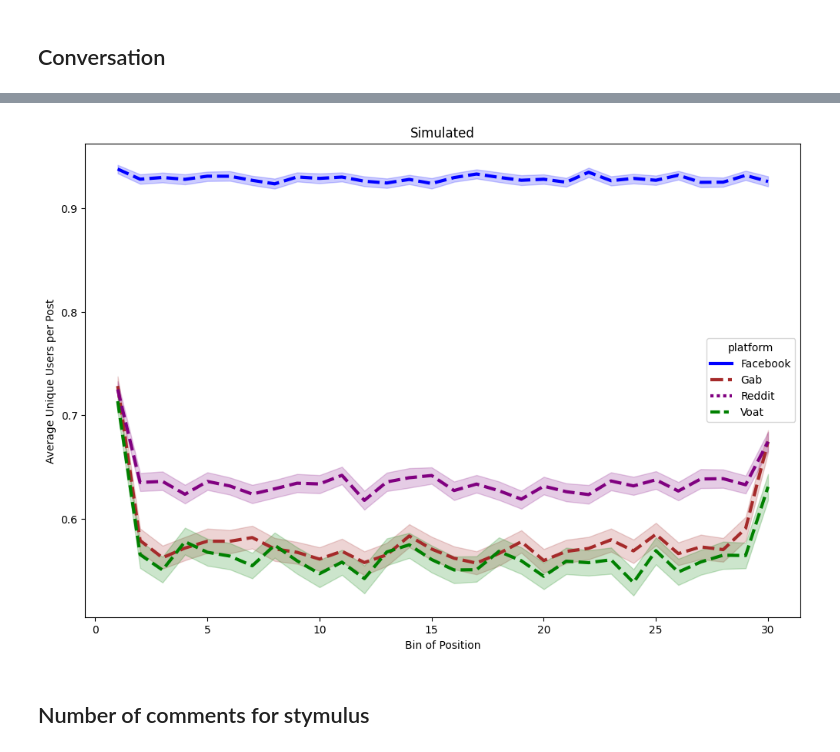
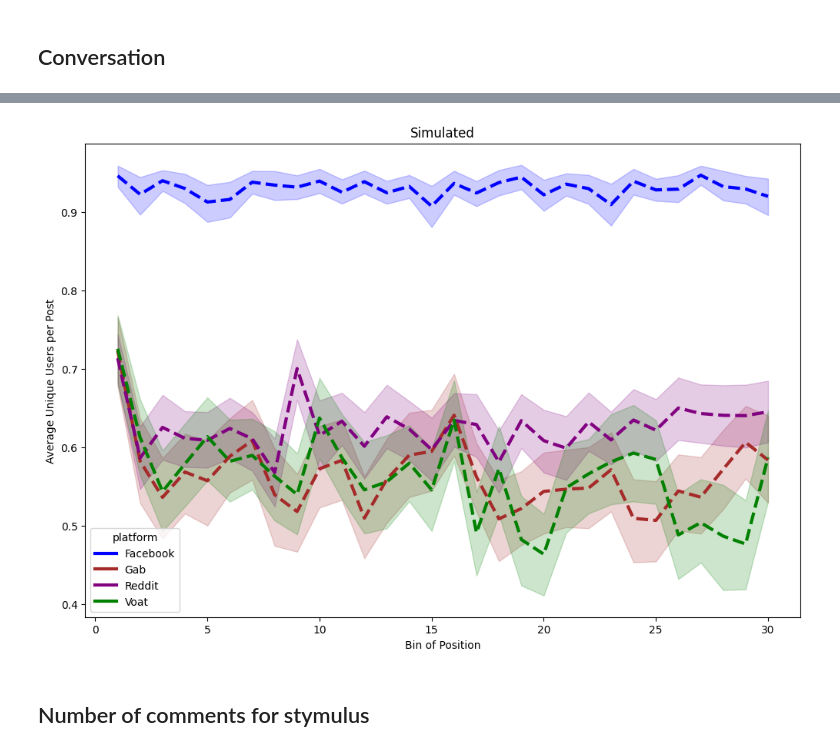
Before and after one commit to nudojacopo/nudojacopo, a Jupyter notebook: synthetic_signals.ipynb, the cells around one changed output, grey strips where cells are left out. Saved outputs shown, nothing was run; the diff lists cells and outputs as text; code cells hidden in the pictures.

```diff
--- a/synthetic_signals.ipynb
+++ b/synthetic_signals.ipynb
@@ -176,8 +268,8 @@ for i,df in  (enumerate(datas)):#,total=len(datas)):
     social=names[i]
     parameters=params_dict[social]
     # Simulazione dei dati per la piattaforma corrente
-    n = 2000
-    simulated_t, observed_t = simulate_data(df, parameters['gamma'], parameters['a'], parameters['b'], parameters['loc'],
+    n = 100
+    simulated_t, observed_t = simulate_data_M2(df, parameters['gamma'], parameters['a'], parameters['b'], parameters['loc'],
                                             parameters['scale'], parameters['alpha'], parameters['lambda'], parameters['c'],
                                             parameters['d'], parameters['l'], parameters['s'], parameters['cf'],
                                             parameters['df'], parameters['lf'], parameters['sf'], num_threads=n,activate_tqdm=False)
@@ -503,32 +536,31 @@ See the caveats in the documentation: https://pandas.pydata.org/pandas-docs/stab
 # %%
 
 plt.figure(figsize=(12, 8))
 
 # Create the line plot
 sns.lineplot(
     data=agg_activity,
     x='bin_of_position',
     y='first_comment',
     hue='platform',  # Different line for each platform
     estimator='mean',  # Aggregation preference
     errorbar=('ci', 80),  # 80% confidence interval
     linewidth=3,
-    palette={'Reddit': 'purple', 'Voat': 'green', 'Facebook': 'blue', 'Gab': 'brown'},
-    style='platform'  # Adding style for dashed line
+    palette={'Reddit': 'purple', 'Voat': 'green', 'Facebook': 'blue', 'Gab': 'brown'},  # Adding style for dashed line
 )
 
 # Manually setting the line style for one of the platforms
 lines = plt.gca().get_lines()
 for line in lines:
   line.set_linestyle('--')
 
 plt.title('Simulated')
 plt.ylabel('Average Unique Users per Post')
 plt.xlabel('Bin of Position')
 plt.grid(False)
 plt.show()
 # %% [output]
-[figure, old version]
+[figure, new version]
 # %% [markdown]
 ## Number of comments for stymulus
 # %%
```
Also changed, not shown: parts of 8 cells of this notebook.
